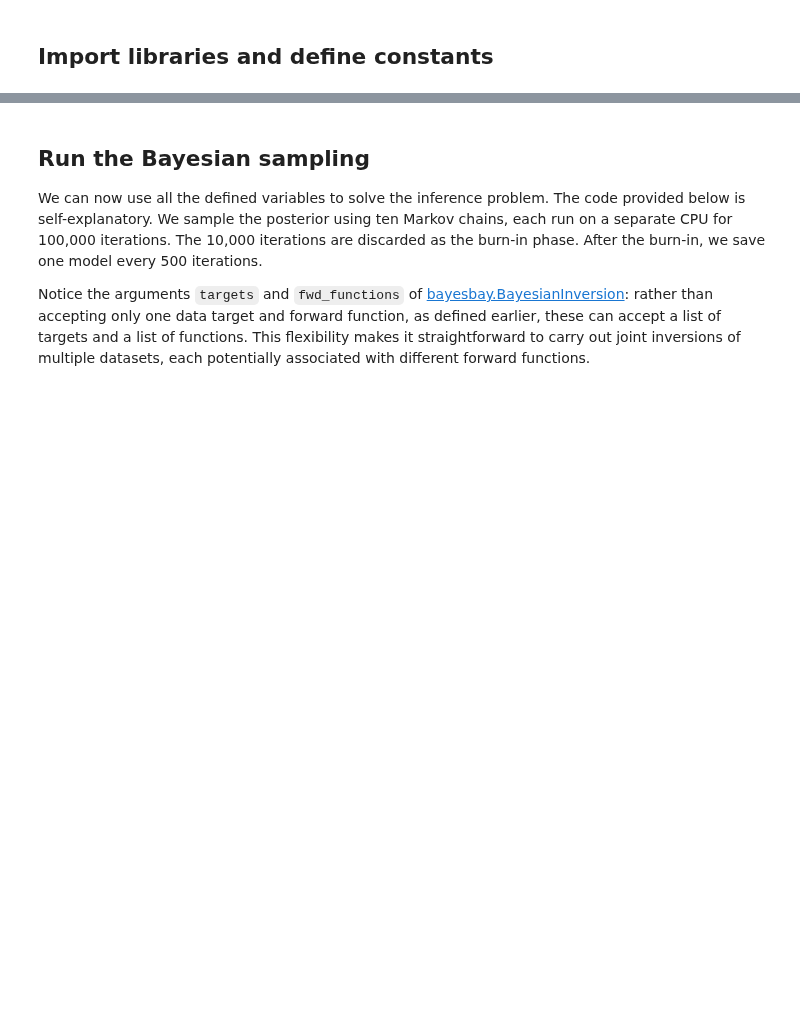
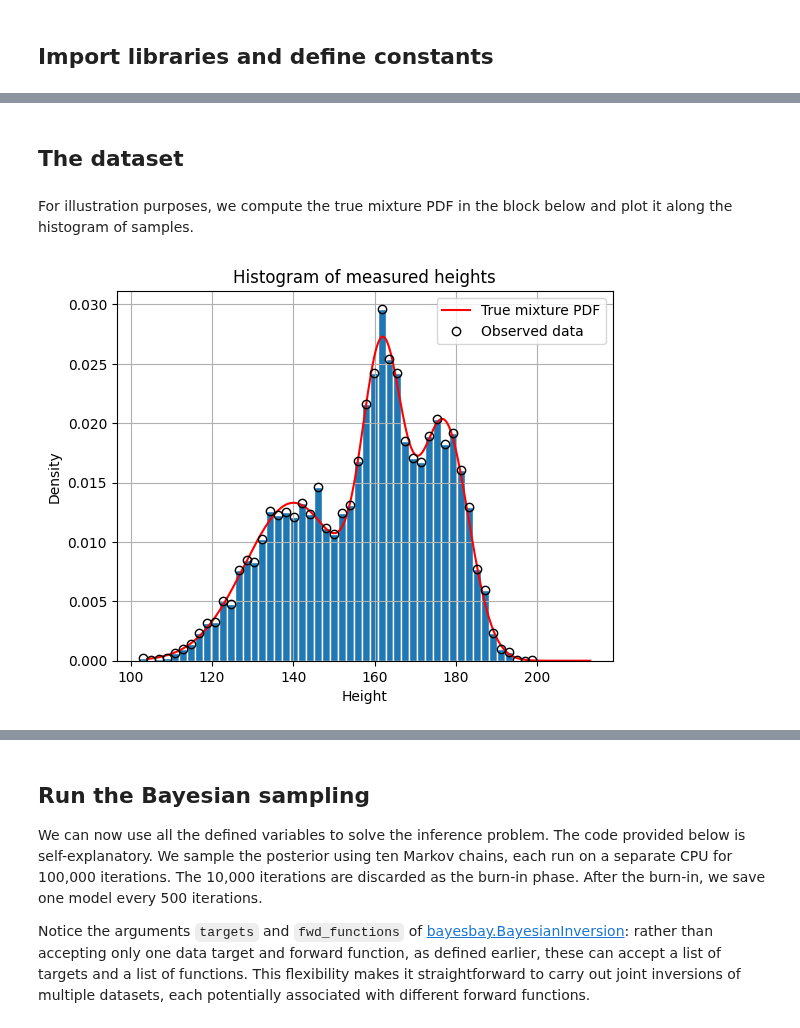
Before and after one commit to fmagrini/bayes-bay, a Jupyter notebook: docs/source/tutorials/2_gaussian_mixture.ipynb, the cells around one changed output, grey strips where cells are left out. Cells and saved outputs as stored; diff of their text form; code cells hidden in the pictures; blank space fills up the shorter version.

```diff
--- a/docs/source/tutorials/2_gaussian_mixture.ipynb
+++ b/docs/source/tutorials/2_gaussian_mixture.ipynb
@@ -25,3 +35,47 @@ Here, we
+# %%
+MEANS = [140, 162, 177]  # Means of the Gaussians
+STDS = [12, 5, 6]  # Standard deviations of the Gaussians
+WEIGHTS = [0.4, 0.3, 0.3]  # Weights of each Gaussian in the mixture
+N_SAMPLES = 10_000 # Number of samples to generate
+# %% [markdown]
+## The dataset
+# %%
+assert np.isclose(sum(WEIGHTS), 1), "The weights must sum to 1."
+
+# Generate random samples for each component of the Gaussian mixture
+samples = []
+for mean, std, weight in zip(MEANS, STDS, WEIGHTS):
+    n_samples = int(N_SAMPLES * weight) # number of samples for each component
+    samples.append(np.random.normal(mean, std, n_samples))
+
+# Combine all the samples into a single array and shuffle them
+samples = np.concatenate(samples)
+np.random.shuffle(samples)
+# %% [markdown]
+For illustration purposes, we compute the true mixture PDF in the block below and plot it along the histogram of samples.
+# %%
+# Define the range of x-values (i.e., heights) over which to evaluate the PDF
+x_min, x_max = min(MEANS) - 3 * max(STDS), max(MEANS) + 3 * max(STDS)
+xs = np.linspace(x_min, x_max, 1000)
+
+pdf_true = np.zeros_like(xs)
+for mean, std, weight in zip(MEANS, STDS, WEIGHTS):
+    pdf_true += weight * stats.norm.pdf(xs, mean, std)
+# %%
+fig, ax = plt.subplots()
+ax.set_title('Histogram of measured heights')
+data_obs, bins, _ = ax.hist(samples, bins=50, density=True, ec='w')
+data_x = (bins[:-1] + bins[1:]) / 2 # take the midpoint of each bin
+plt.plot(xs, pdf_true, label='True mixture PDF', color='r')
+plt.plot(data_x, data_obs, 'ko', label='Observed data', markerfacecolor='None')
+
+ax.set_xlabel('Height')
+ax.set_ylabel('Density')
+ax.grid()
+ax.legend()
+plt.show()
+# %% [output]
+[figure, added]
 # %% [markdown]
 ## Setting up the Bayesian sampling
 
```
Also changed, not shown: parts of 21 cells of this notebook, 8 other files.
